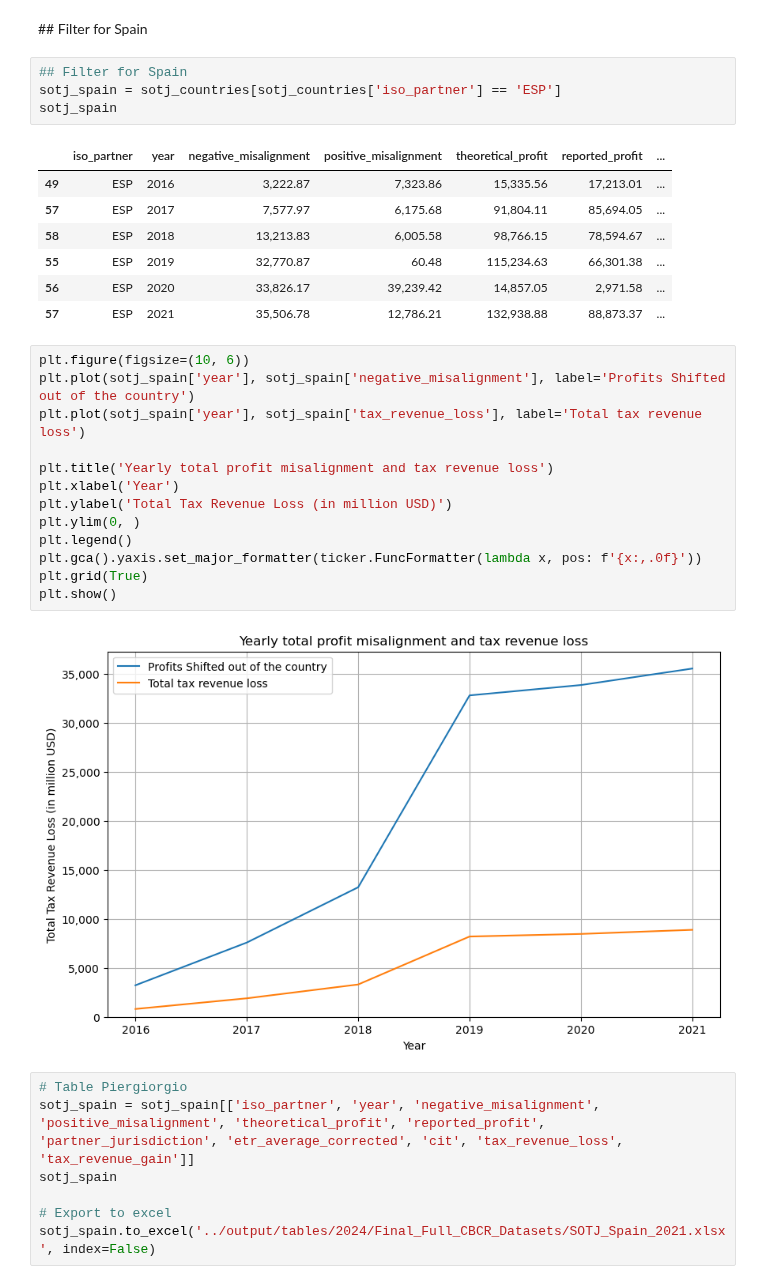
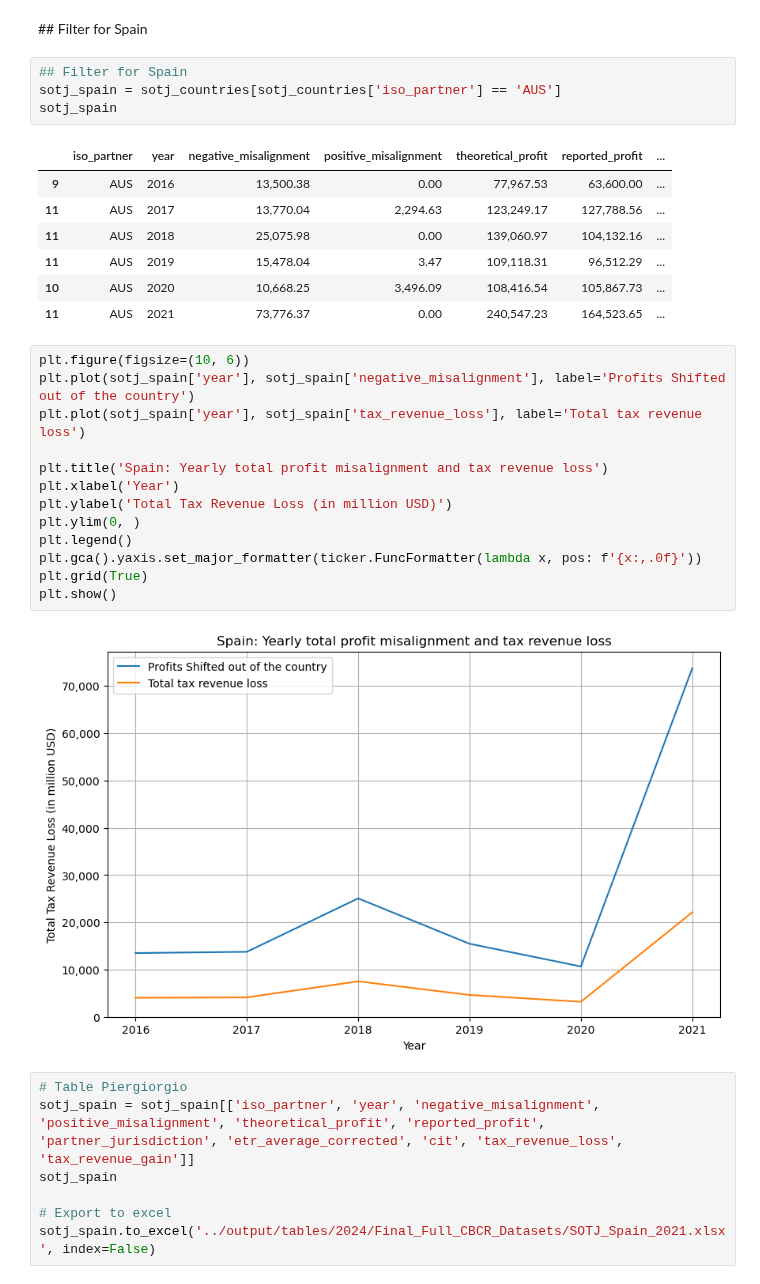
Before and after one commit to Tax-Justice-Network/unitary-taxation, a Jupyter notebook: src/7_specific_country_requests.ipynb, the cells around one changed output. Cells and saved outputs as stored; diff of their text form.

```diff
--- a/src/7_specific_country_requests.ipynb
+++ b/src/7_specific_country_requests.ipynb
@@ -62,31 +62,31 @@ sotj_countries
 ## Filter for Spain
 # %%
 ## Filter for Spain
-sotj_spain = sotj_countries[sotj_countries['iso_partner'] == 'ESP']
+sotj_spain = sotj_countries[sotj_countries['iso_partner'] == 'AUS']
 sotj_spain
 # %% [output]
 |  | iso_partner | year | negative_misalignment | positive_misalignment | theoretical_profit | reported_profit | ... |
-| 49 | ESP | 2016 | 3,222.87 | 7,323.86 | 15,335.56 | 17,213.01 | ... |
-| 57 | ESP | 2017 | 7,577.97 | 6,175.68 | 91,804.11 | 85,694.05 | ... |
-| 58 | ESP | 2018 | 13,213.83 | 6,005.58 | 98,766.15 | 78,594.67 | ... |
-| 55 | ESP | 2019 | 32,770.87 | 60.48 | 115,234.63 | 66,301.38 | ... |
-| 56 | ESP | 2020 | 33,826.17 | 39,239.42 | 14,857.05 | 2,971.58 | ... |
-| 57 | ESP | 2021 | 35,506.78 | 12,786.21 | 132,938.88 | 88,873.37 | ... |
+| 9 | AUS | 2016 | 13,500.38 | 0.00 | 77,967.53 | 63,600.00 | ... |
+| 11 | AUS | 2017 | 13,770.04 | 2,294.63 | 123,249.17 | 127,788.56 | ... |
+| 11 | AUS | 2018 | 25,075.98 | 0.00 | 139,060.97 | 104,132.16 | ... |
+| 11 | AUS | 2019 | 15,478.04 | 3.47 | 109,118.31 | 96,512.29 | ... |
+| 10 | AUS | 2020 | 10,668.25 | 3,496.09 | 108,416.54 | 105,867.73 | ... |
+| 11 | AUS | 2021 | 73,776.37 | 0.00 | 240,547.23 | 164,523.65 | ... |
 # %%
 plt.figure(figsize=(10, 6))
 plt.plot(sotj_spain['year'], sotj_spain['negative_misalignment'], label='Profits Shifted out of the country')
 plt.plot(sotj_spain['year'], sotj_spain['tax_revenue_loss'], label='Total tax revenue loss')
 
-plt.title('Yearly total profit misalignment and tax revenue loss')
+plt.title('Spain: Yearly total profit misalignment and tax revenue loss')
 plt.xlabel('Year')
 plt.ylabel('Total Tax Revenue Loss (in million USD)')
 plt.ylim(0, )
 plt.legend()
 plt.gca().yaxis.set_major_formatter(ticker.FuncFormatter(lambda x, pos: f'{x:,.0f}'))
 plt.grid(True)
 plt.show()
 # %% [output]
-[figure, old version]
+[figure, new version]
 # %%
 # Table Piergiorgio
 sotj_spain = sotj_spain[['iso_partner', 'year', 'negative_misalignment', 'positive_misalignment', 'theoretical_profit', 'reported_profit', 'partner_jurisdiction', 'etr_average_corrected', 'cit', 'tax_revenue_loss', 'tax_revenue_gain']]
```
Also changed, not shown: parts of 14 cells of this notebook, 5 other files.
